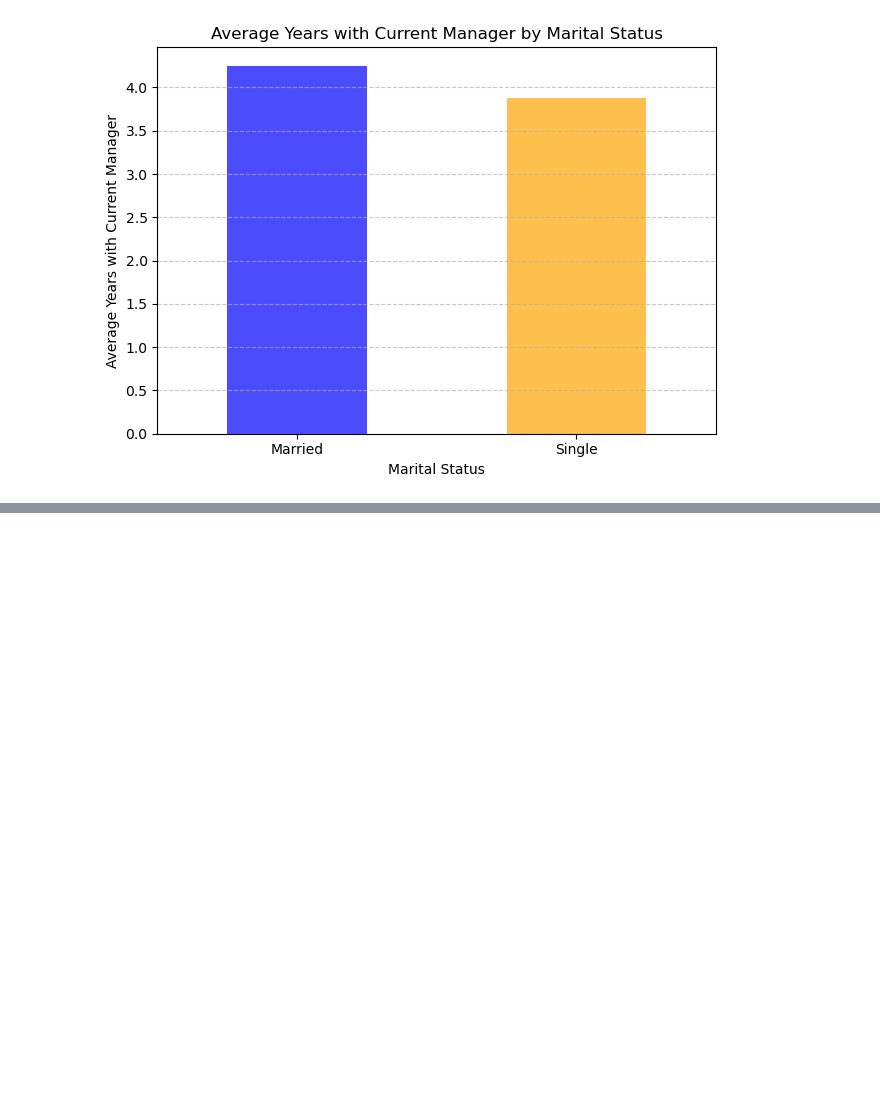
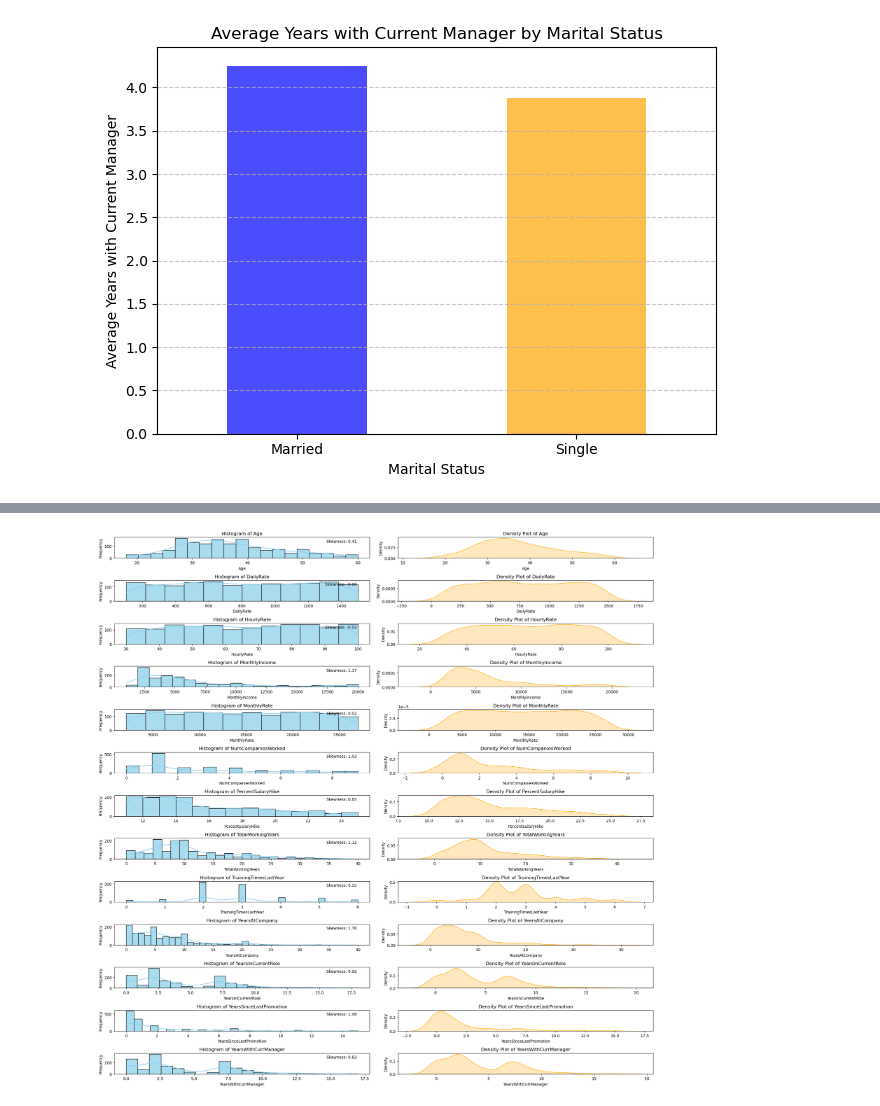
Before and after one commit to Amer4r/group-project-1, a Jupyter notebook: data_cleaning.ipynb, the cells around one changed output, grey strips where cells are left out. Saved outputs shown, nothing was run; the diff lists cells and outputs as text; code cells hidden in the pictures; blank space fills up the shorter version.

```diff
--- a/data_cleaning.ipynb
+++ b/data_cleaning.ipynb
@@ -379,0 +354,36 @@ plt.show()
+# %%
+
+#different method of charts to analyze (trial)
+numerical_columns = ['Age', 'DailyRate', 'HourlyRate', 'MonthlyIncome', 'MonthlyRate', 'NumCompaniesWorked',
+                     'PercentSalaryHike', 'TotalWorkingYears', 'TrainingTimesLastYear', 'YearsAtCompany',
+                     'YearsInCurrentRole', 'YearsSinceLastPromotion', 'YearsWithCurrManager']
+
+# Create subplots for histograms and density plots
+fig, axes = plt.subplots(nrows=len(numerical_columns), ncols=2, figsize=(20, 20))
+
+# Calculate skewness for each numerical column
+skewness = cleaned_data[numerical_columns].skew()
+
+# Plot histograms and density plots
+for i, col in enumerate(numerical_columns):
+    sns.histplot(cleaned_data[col], ax=axes[i, 0], kde=True, color='skyblue', alpha=0.7)
+    sns.kdeplot(cleaned_data[col], ax=axes[i, 1], color='orange', fill=True)
+
+    # Set titles and labels
+    axes[i, 0].set_title(f'Histogram of {col}')
+    axes[i, 0].set_xlabel(col)
+    axes[i, 0].set_ylabel('Frequency')
+    axes[i, 1].set_title(f'Density Plot of {col}')
+    axes[i, 1].set_xlabel(col)
+    axes[i, 1].set_ylabel('Density')
+
+    # Add skewness value as text
+    skew_val = skewness[col]
+    axes[i, 0].text(0.95, 0.9, f'Skewness: {skew_val:.2f}', horizontalalignment='right',
+                    verticalalignment='top', transform=axes[i, 0].transAxes)
+
+# Adjust layout
+plt.tight_layout()
+plt.show()
+# %% [output]
+[figure, added]
```
Also changed, not shown: parts of 10 cells of this notebook.
